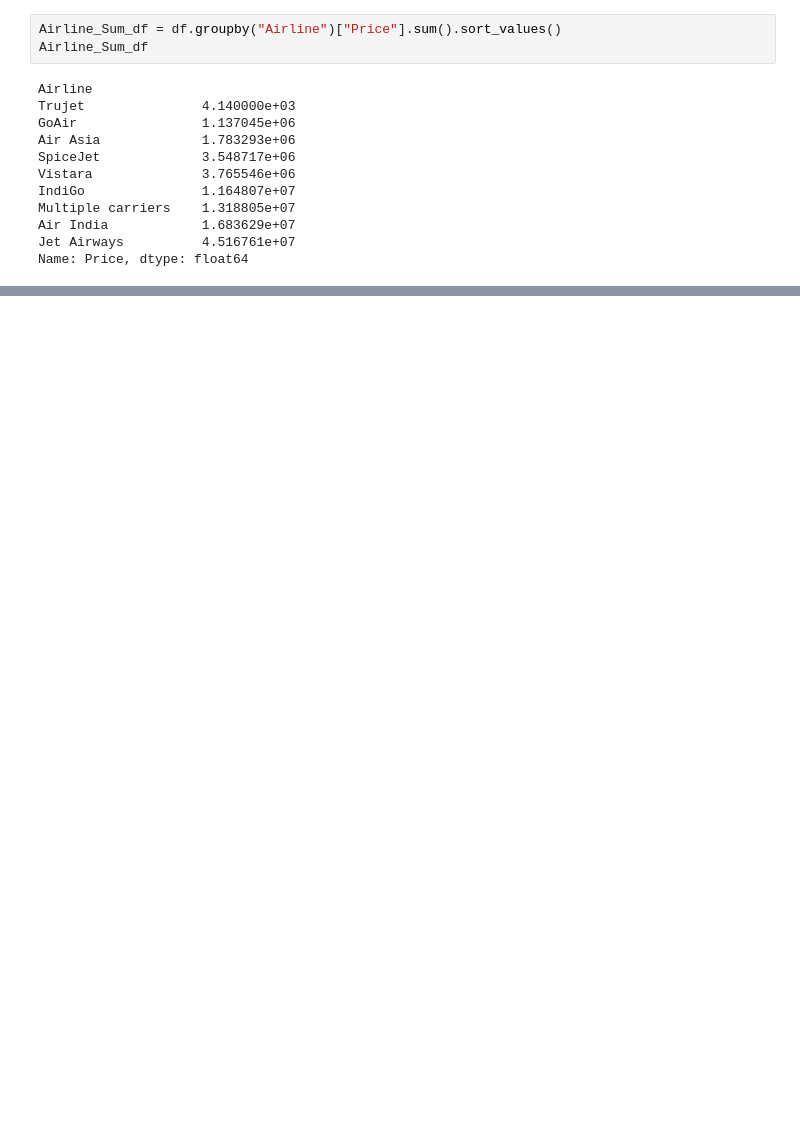
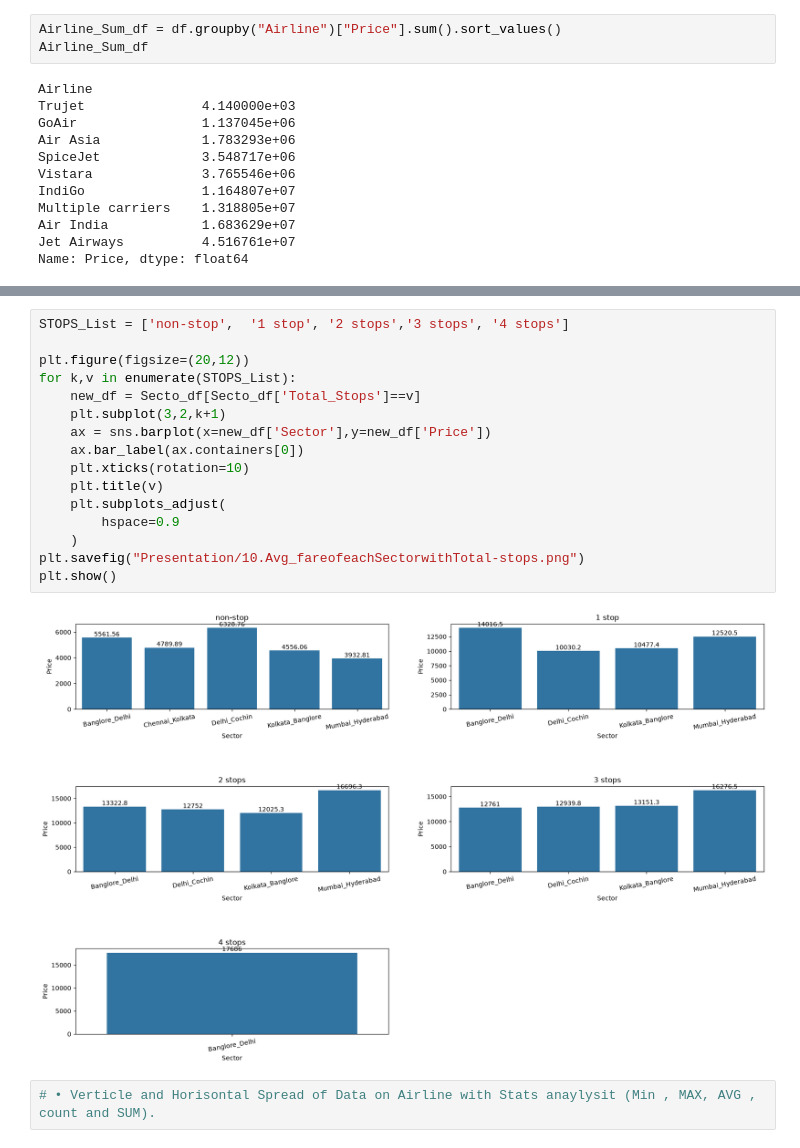
Before and after one commit to SHIVRAJSHINDE/Ethans, a Jupyter notebook: 17 18 20/DataAna/Data_Ana_Airline/project_01.ipynb, the cells around one changed output, grey strips where cells are left out. Saved outputs shown, nothing was run; the diff lists cells and outputs as text; blank space fills up the shorter version.

```diff
--- a/17 18 20/DataAna/Data_Ana_Airline/project_01.ipynb
+++ b/17 18 20/DataAna/Data_Ana_Airline/project_01.ipynb
@@ -323,0 +342,20 @@ Name: count, dtype: int64
+# %%
+STOPS_List = ['non-stop',  '1 stop', '2 stops','3 stops', '4 stops']
+
+plt.figure(figsize=(20,12))
+for k,v in enumerate(STOPS_List):
+    new_df = Secto_df[Secto_df['Total_Stops']==v]
+    plt.subplot(3,2,k+1)
+    ax = sns.barplot(x=new_df['Sector'],y=new_df['Price'])
+    ax.bar_label(ax.containers[0])
+    plt.xticks(rotation=10)
+    plt.title(v)
+    plt.subplots_adjust(
+        hspace=0.9
+    )
+plt.savefig("Presentation/10.Avg_fareofeachSectorwithTotal-stops.png")
+plt.show()
+# %% [output]
+[figure, added]
+# %%
+# •	Verticle and Horisontal Spread of Data on Airline with Stats anaylysit (Min , MAX, AVG , count and SUM).
```
Also changed, not shown: parts of 16 cells of this notebook, 21 other files.
